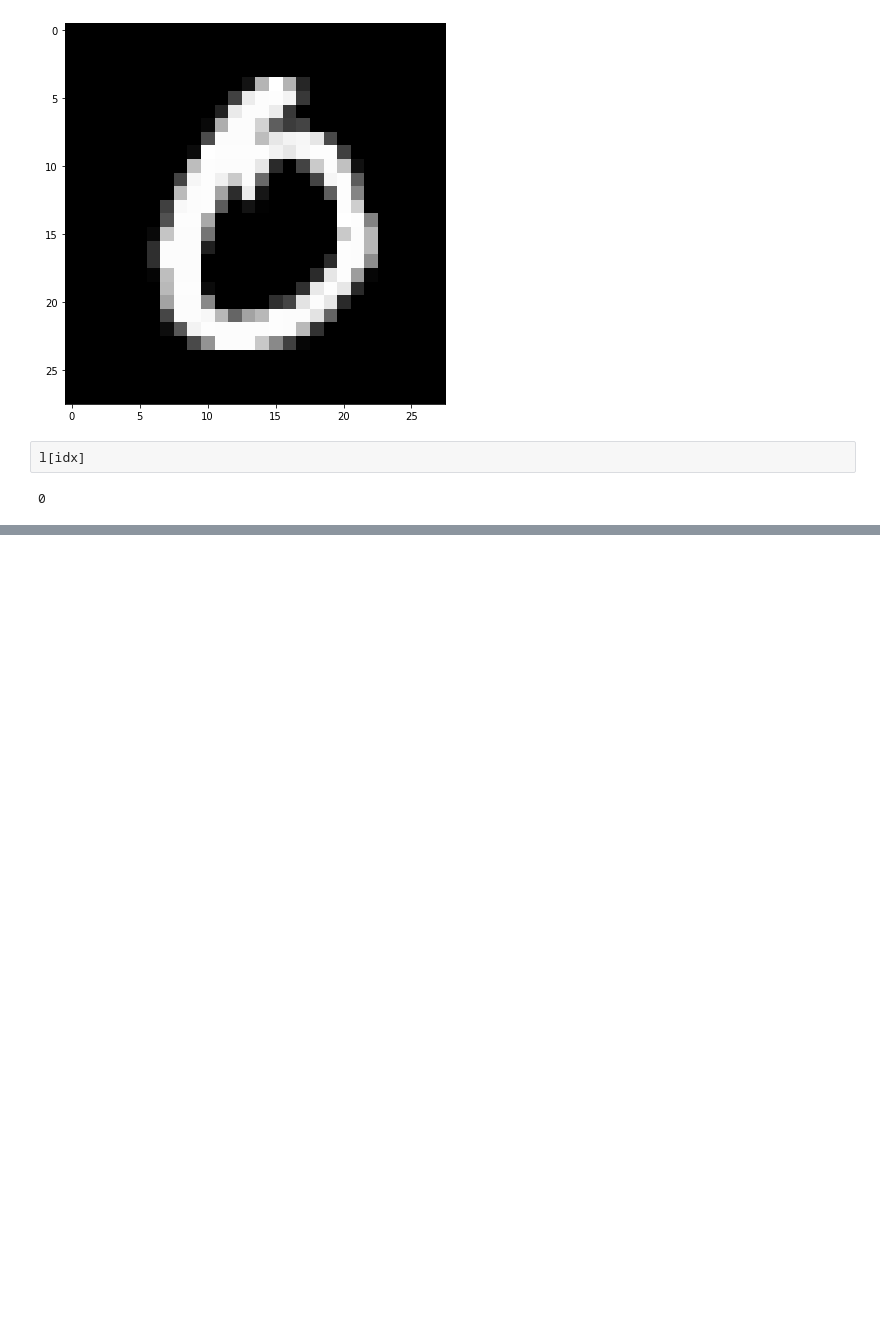
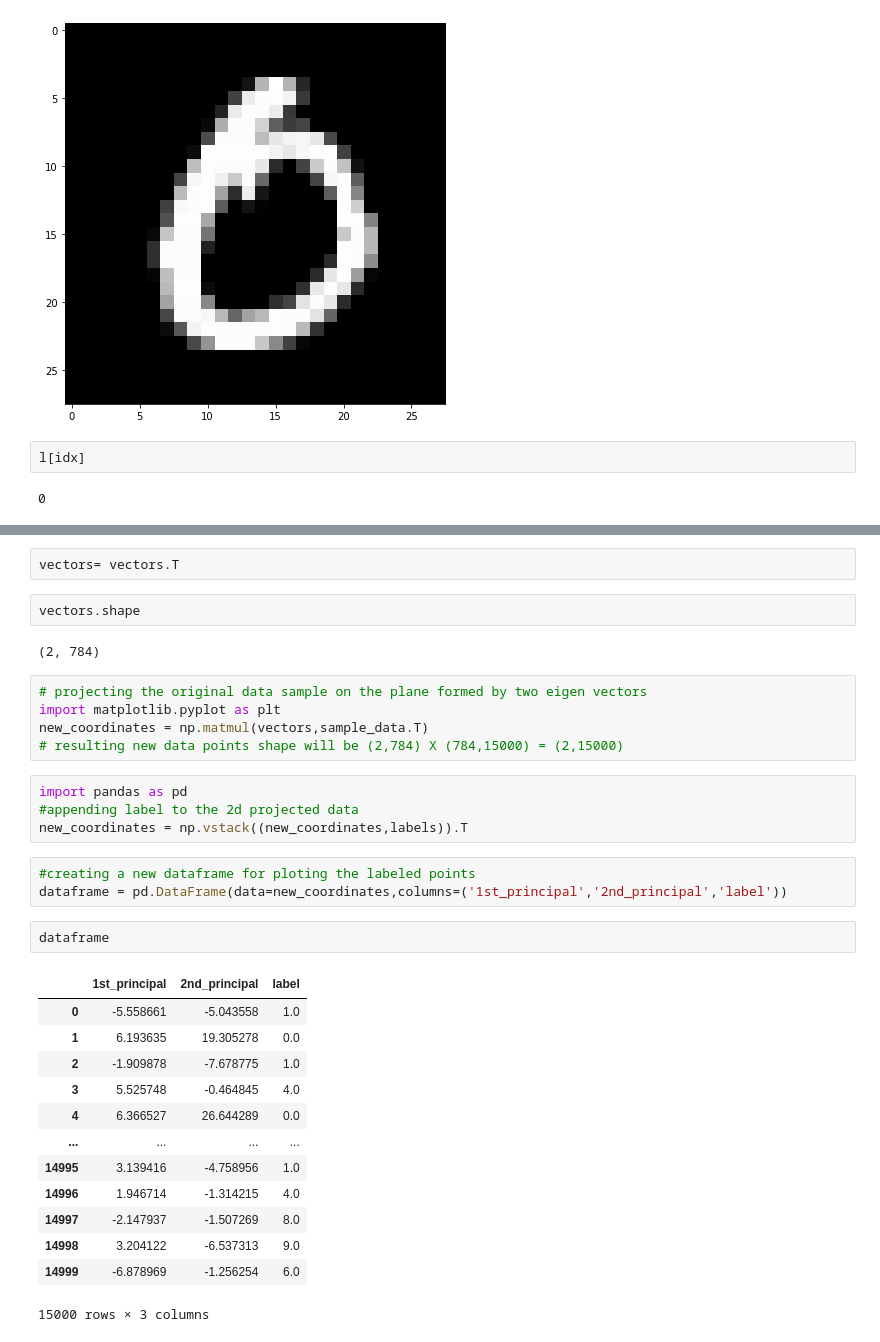
Before and after one commit to farazahmed943/mnist, a Jupyter notebook: mnist.ipynb, the cells around one changed output, grey strips where cells are left out. Cells and saved outputs as stored; diff of their text form; blank space fills up the shorter version.

```diff
--- a/mnist.ipynb
+++ b/mnist.ipynb
@@ -54,0 +86,34 @@ l[idx]
+# %%
+vectors= vectors.T
+# %%
+vectors.shape
+# %% [output]
+(2, 784)
+# %%
+# projecting the original data sample on the plane formed by two eigen vectors
+import matplotlib.pyplot as plt
+new_coordinates = np.matmul(vectors,sample_data.T)
+# resulting new data points shape will be (2,784) X (784,15000) = (2,15000)
+# %%
+import pandas as pd
+#appending label to the 2d projected data
+new_coordinates = np.vstack((new_coordinates,labels)).T
+# %%
+#creating a new dataframe for ploting the labeled points
+dataframe = pd.DataFrame(data=new_coordinates,columns=('1st_principal','2nd_principal','label'))
+# %%
+dataframe
+# %% [output]
+|  | 1st_principal | 2nd_principal | label |
+| 0 | -5.558661 | -5.043558 | 1.0 |
+| 1 | 6.193635 | 19.305278 | 0.0 |
+| 2 | -1.909878 | -7.678775 | 1.0 |
+| 3 | 5.525748 | -0.464845 | 4.0 |
+| 4 | 6.366527 | 26.644289 | 0.0 |
+| ... | ... | ... | ... |
+| 14995 | 3.139416 | -4.758956 | 1.0 |
+| 14996 | 1.946714 | -1.314215 | 4.0 |
+| 14997 | -2.147937 | -1.507269 | 8.0 |
+| 14998 | 3.204122 | -6.537313 | 9.0 |
+| 14999 | -6.878969 | -1.256254 | 6.0 |
+15000 rows × 3 columns
```
Also changed, not shown: parts of 14 cells of this notebook, 1 other file.
